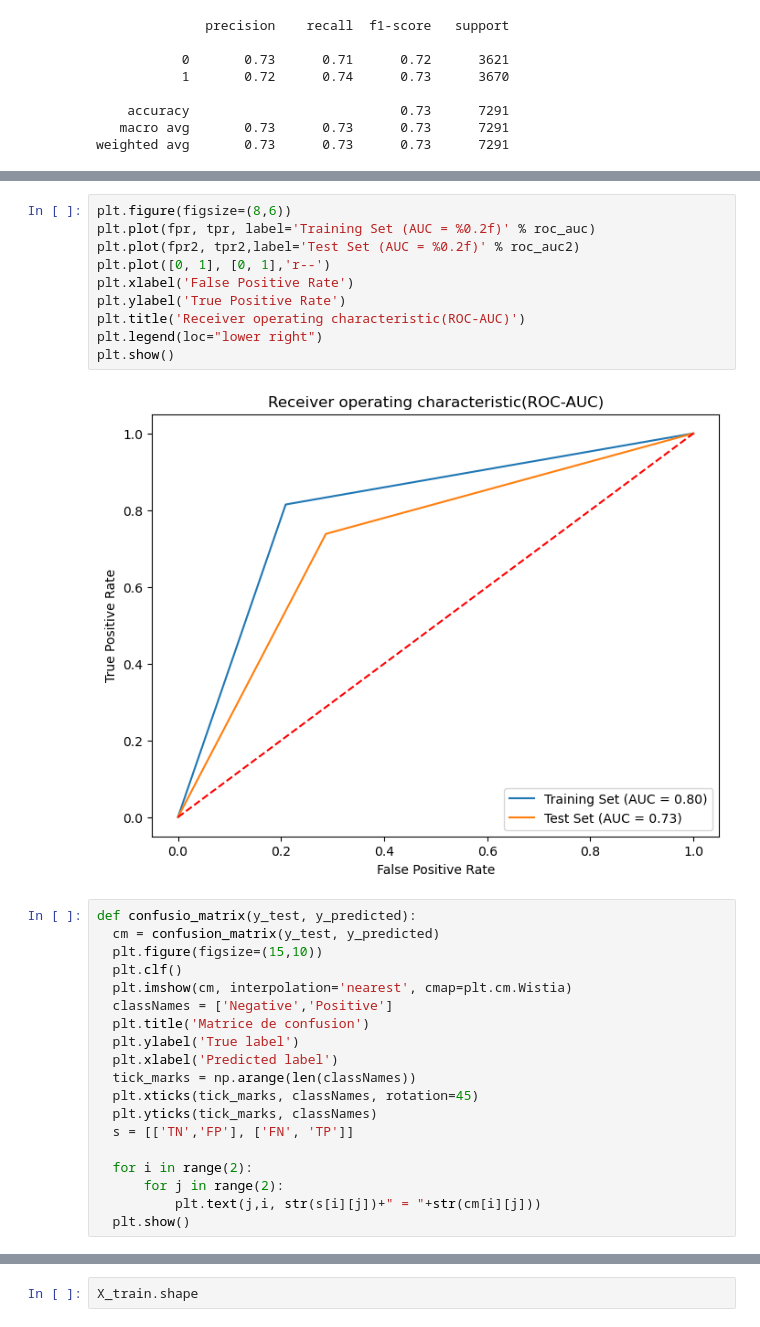
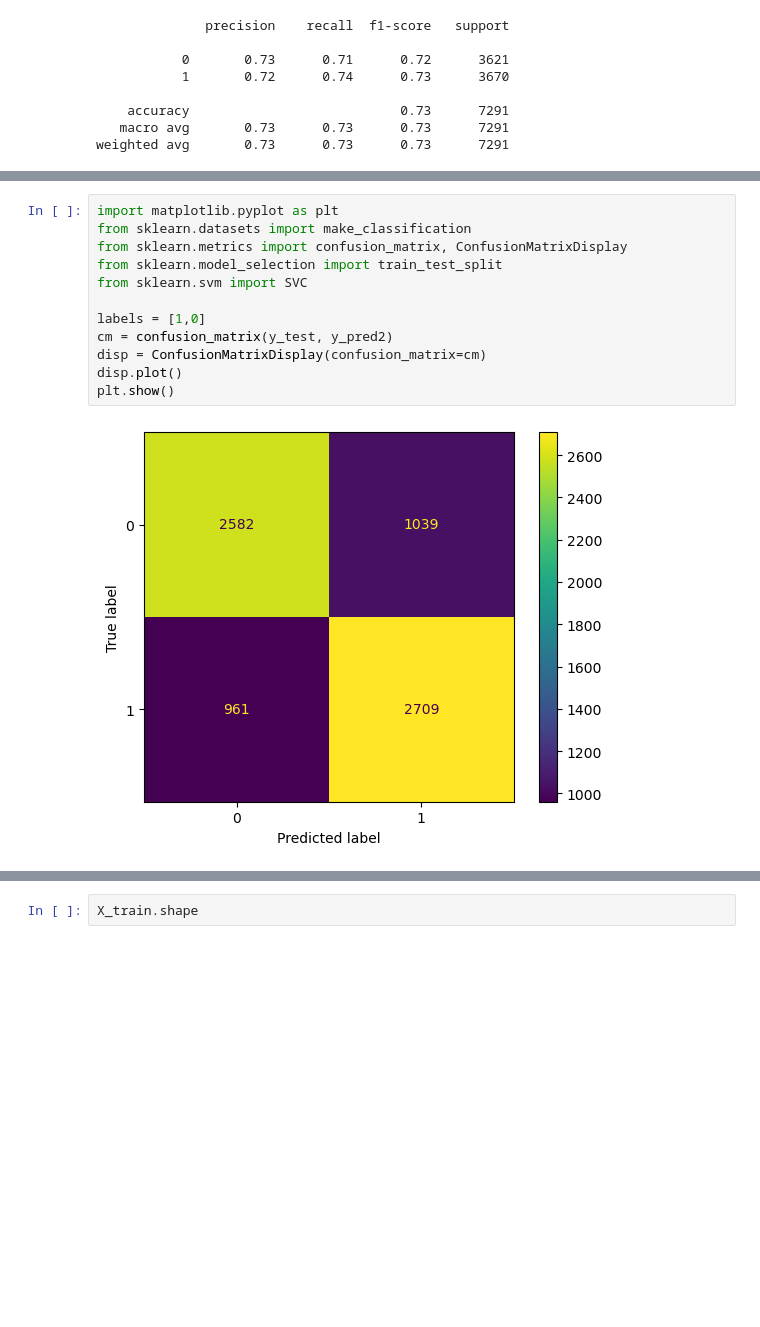
Before and after one commit to Krescenskok/DataScienceSessions, a Jupyter notebook: XGBoost.ipynb, the cells around one changed output, grey strips where cells are left out. Cells and saved outputs as stored; diff of their text form; blank space fills up the shorter version.

```diff
--- a/Untitled.ipynb
+++ b/XGBoost.ipynb
@@ -614,31 +650,14 @@ ValueError: Feature shape mismatch, expected: 24, got 14
-# %%
-plt.figure(figsize=(8,6))
-plt.plot(fpr, tpr, label='Training Set (AUC = %0.2f)' % roc_auc)
-plt.plot(fpr2, tpr2,label='Test Set (AUC = %0.2f)' % roc_auc2)
-plt.plot([0, 1], [0, 1],'r--')
-plt.xlabel('False Positive Rate')
-plt.ylabel('True Positive Rate')
-plt.title('Receiver operating characteristic(ROC-AUC)')
-plt.legend(loc="lower right")
-plt.show()
-# %% [output]
-[figure, removed]
 # %%
-def confusio_matrix(y_test, y_predicted):
-  cm = confusion_matrix(y_test, y_predicted)
-  plt.figure(figsize=(15,10))
-  plt.clf()
-  plt.imshow(cm, interpolation='nearest', cmap=plt.cm.Wistia)
-  classNames = ['Negative','Positive']
-  plt.title('Matrice de confusion')
-  plt.ylabel('True label')
-  plt.xlabel('Predicted label')
-  tick_marks = np.arange(len(classNames))
-  plt.xticks(tick_marks, classNames, rotation=45)
-  plt.yticks(tick_marks, classNames)
-  s = [['TN','FP'], ['FN', 'TP']]
+import matplotlib.pyplot as plt
+from sklearn.datasets import make_classification
+from sklearn.metrics import confusion_matrix, ConfusionMatrixDisplay
+from sklearn.model_selection import train_test_split
+from sklearn.svm import SVC
 
-  for i in range(2):
-      for j in range(2):
-          plt.text(j,i, str(s[i][j])+" = "+str(cm[i][j]))
-  plt.show()
+labels = [1,0]
+cm = confusion_matrix(y_test, y_pred2)
+disp = ConfusionMatrixDisplay(confusion_matrix=cm)
+disp.plot()
+plt.show()
+# %% [output]
+[figure, added]
```
Also changed, not shown: parts of 11 cells of this notebook, 5 other files.
